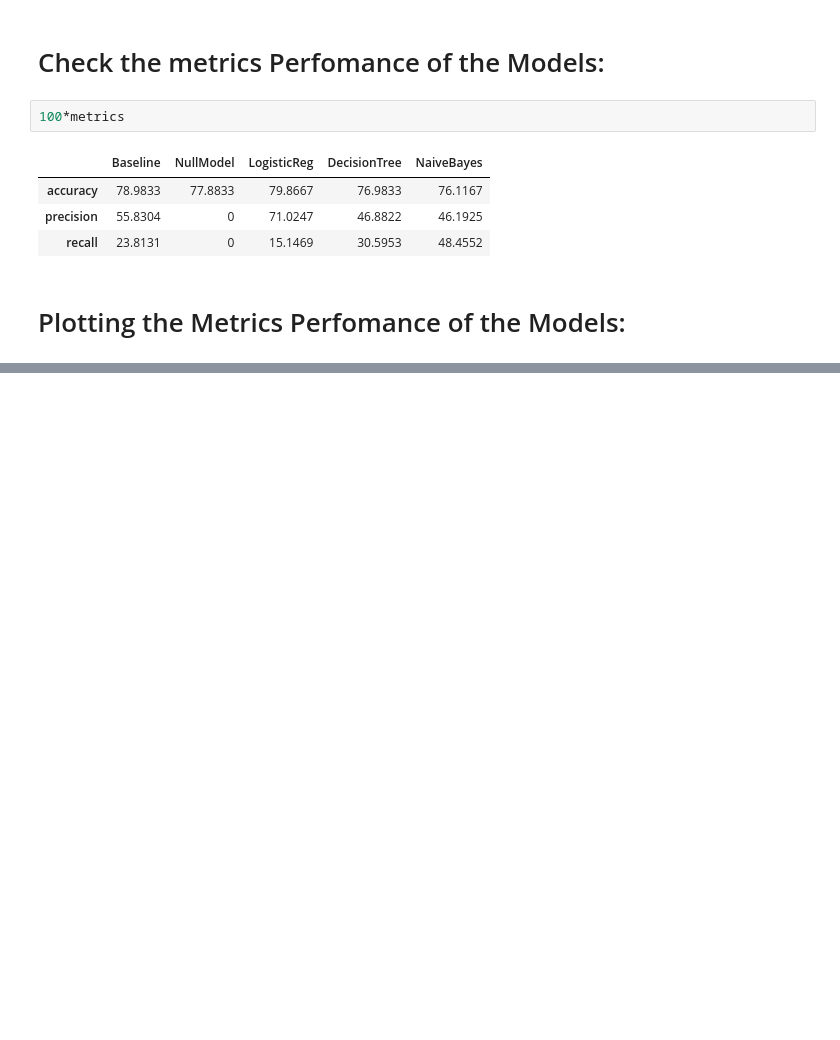
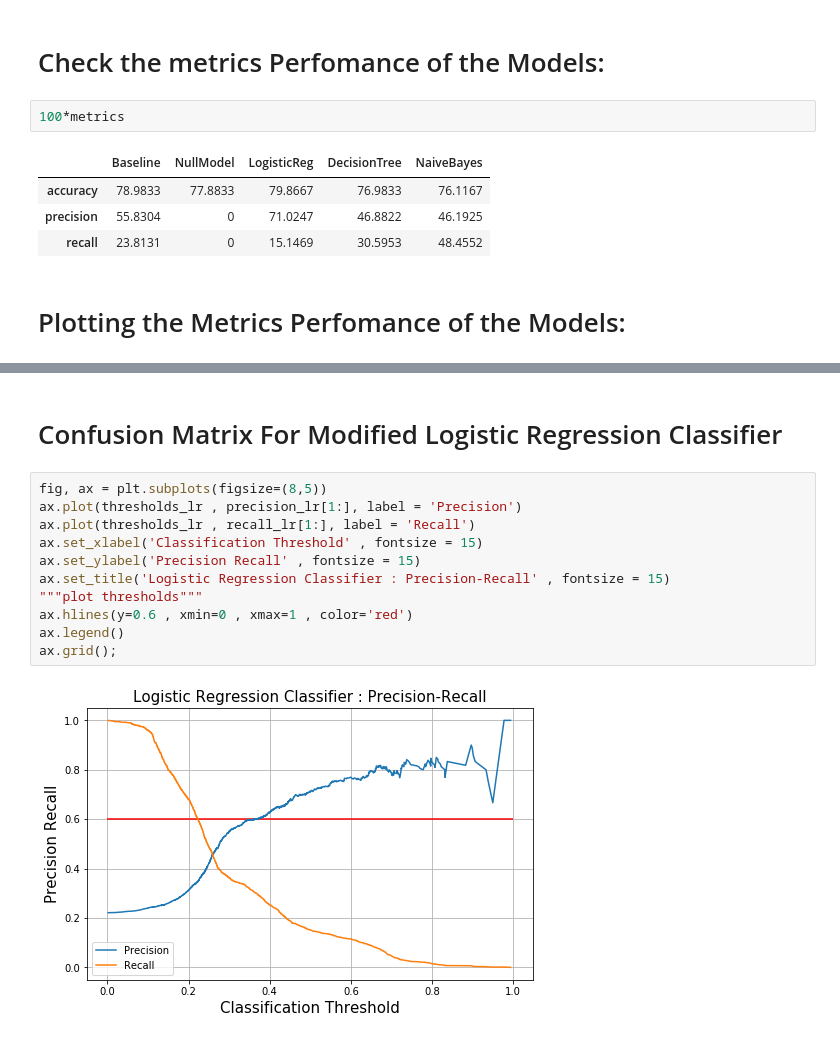
Before and after one commit to jankomah/CreditCardDefault, a Jupyter notebook: Josh_Modelling.ipynb, the cells around one changed output, grey strips where cells are left out. Cells and saved outputs as stored; diff of their text form; blank space fills up the shorter version.

```diff
--- a/Josh_Modelling.ipynb
+++ b/Josh_Modelling.ipynb
@@ -699,0 +729,15 @@ ax.grid()
+# %% [markdown]
+# Confusion Matrix For Modified Logistic Regression Classifier
+# %%
+fig, ax = plt.subplots(figsize=(8,5))
+ax.plot(thresholds_lr , precision_lr[1:], label = 'Precision')
+ax.plot(thresholds_lr , recall_lr[1:], label = 'Recall')
+ax.set_xlabel('Classification Threshold' , fontsize = 15)
+ax.set_ylabel('Precision Recall' , fontsize = 15)
+ax.set_title('Logistic Regression Classifier : Precision-Recall' , fontsize = 15)
+"""plot thresholds"""
+ax.hlines(y=0.6 , xmin=0 , xmax=1 , color='red')
+ax.legend()
+ax.grid();
+# %% [output]
+[figure, added]
```
Also changed, not shown: parts of 7 cells of this notebook.
